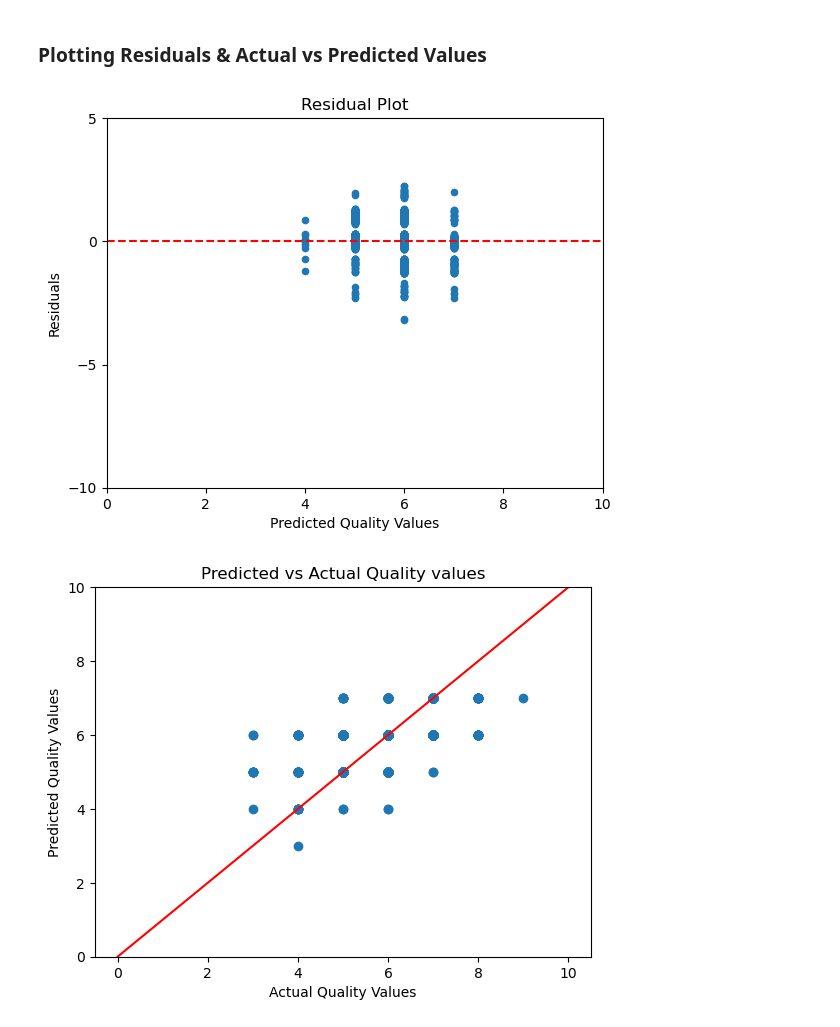
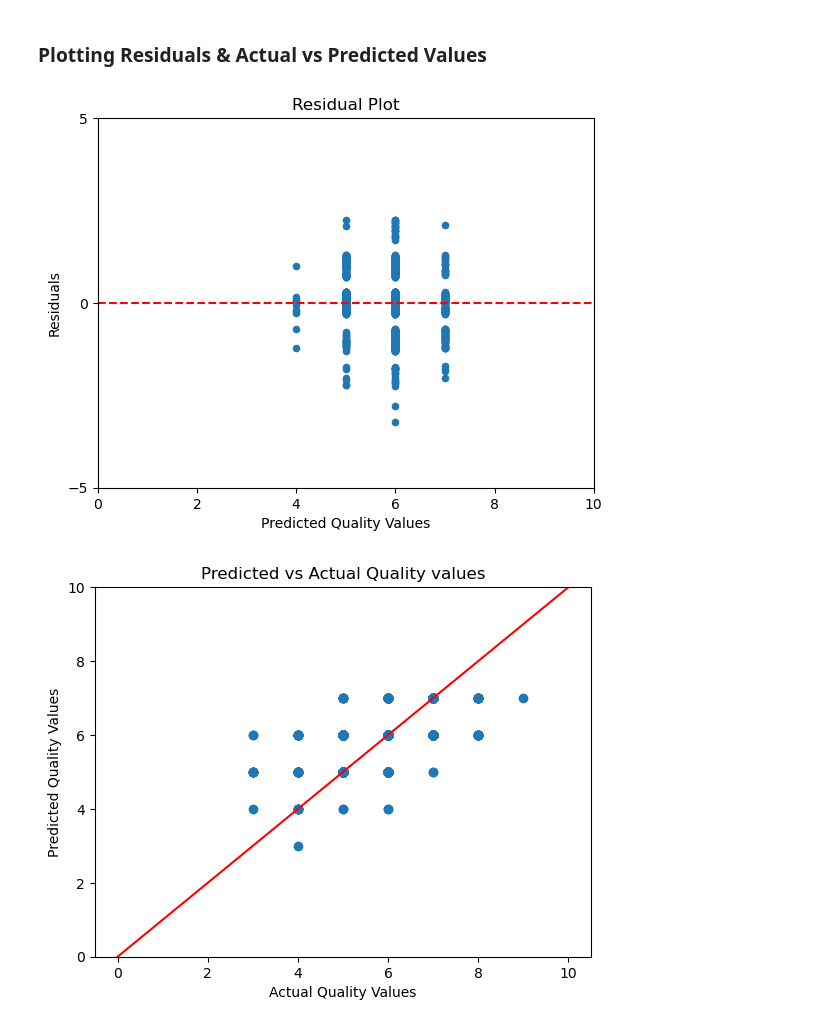
Before and after one commit to notlilawells/Saturn-303-3, a Jupyter notebook: mars_model.ipynb, the cells around one changed output. Cells and saved outputs as stored; diff of their text form; code cells hidden in the pictures.

```diff
--- a/mars_model.ipynb
+++ b/mars_model.ipynb
@@ -141,6 +141,6 @@ Optimal degree in coarse grid search =  5
 Optimal max_terms in coarse grid search =  400
 # %%
 # Defining the initial base model
-mars_init = Earth(max_terms = 400, max_degree = 5)
+mars_init = Earth(max_terms = 600, max_degree = 6)
 mars_init.fit(X_train, y_train)
 print(mars_init.summary())
@@ -242,6 +228,6 @@ Earth(max_degree=6, max_terms=600)
 # %%
 # Making predictions
-pred_opt = model.predict(X_test)
+pred_opt = mars_model.predict(X_test)
 
 # Rounding predictions to the nearest integer
 rounded_pred_opt = [round(p) for p in pred_opt]
@@ -263,26 +249,26 @@ residuals = y_test - rounded_pred_opt
 # %%
 # Plotting residuals
 df = pd.concat([rounded_pred_opt, residuals], axis=1)
 df.columns = ['quality', 'residuals']
 
 # Jittering the points
 jitter_amount = 0.3
 df['jittered_residuals'] = df['residuals'] + np.random.uniform(low=-jitter_amount, high=jitter_amount, size=len(df))
 
 # Plotting the points
 residual_mars_plt = df.plot(x='quality', y='jittered_residuals', kind='scatter')
 residual_mars_plt.axhline(y=0, color='red', linestyle='--')  # Add line y = 0
 residual_mars_plt.set_xlabel('Predicted Quality Values')
 residual_mars_plt.set_ylabel('Residuals')
 residual_mars_plt.set_title('Residual Plot')
 residual_mars_plt.set_xlim([0, 10])
-residual_mars_plt.set_ylim([-10, 5])
-residual_mars_plt.set_yticks([-10, -5, 0, 5])
+residual_mars_plt.set_ylim([-5, 5])
+residual_mars_plt.set_yticks([-5, 0, 5])
 
 # Saving the PNG
 residual_mars_plt.get_figure().savefig('residual_plot_MARS.png', dpi = 300)
 # %% [output]
-[figure, old version]
+[figure, new version]
 # %%
 # Plotting predicted vs actual y values
 plt.scatter(y_test, rounded_pred_opt)
```
Also changed, not shown: parts of 2 cells of this notebook, 2 other files.
